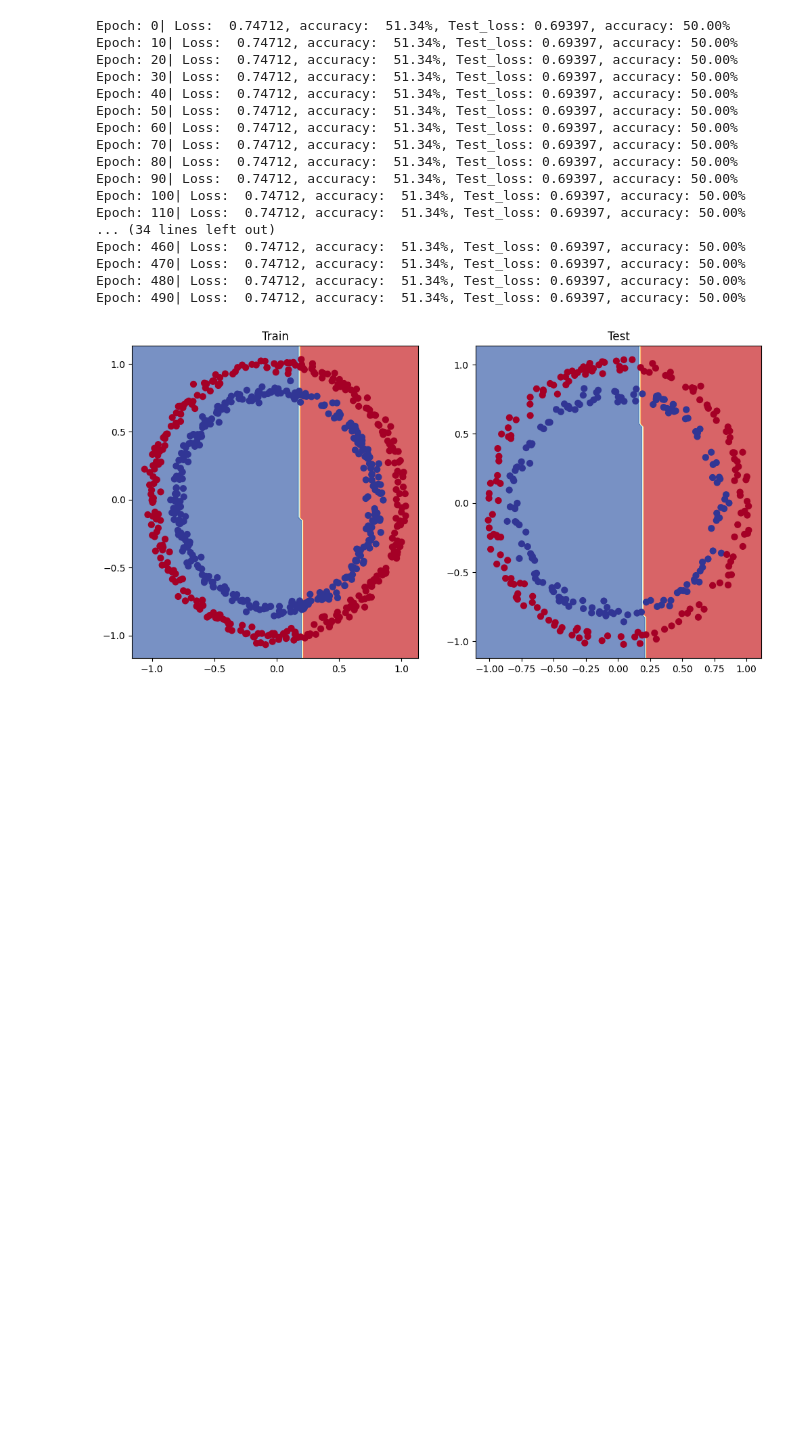
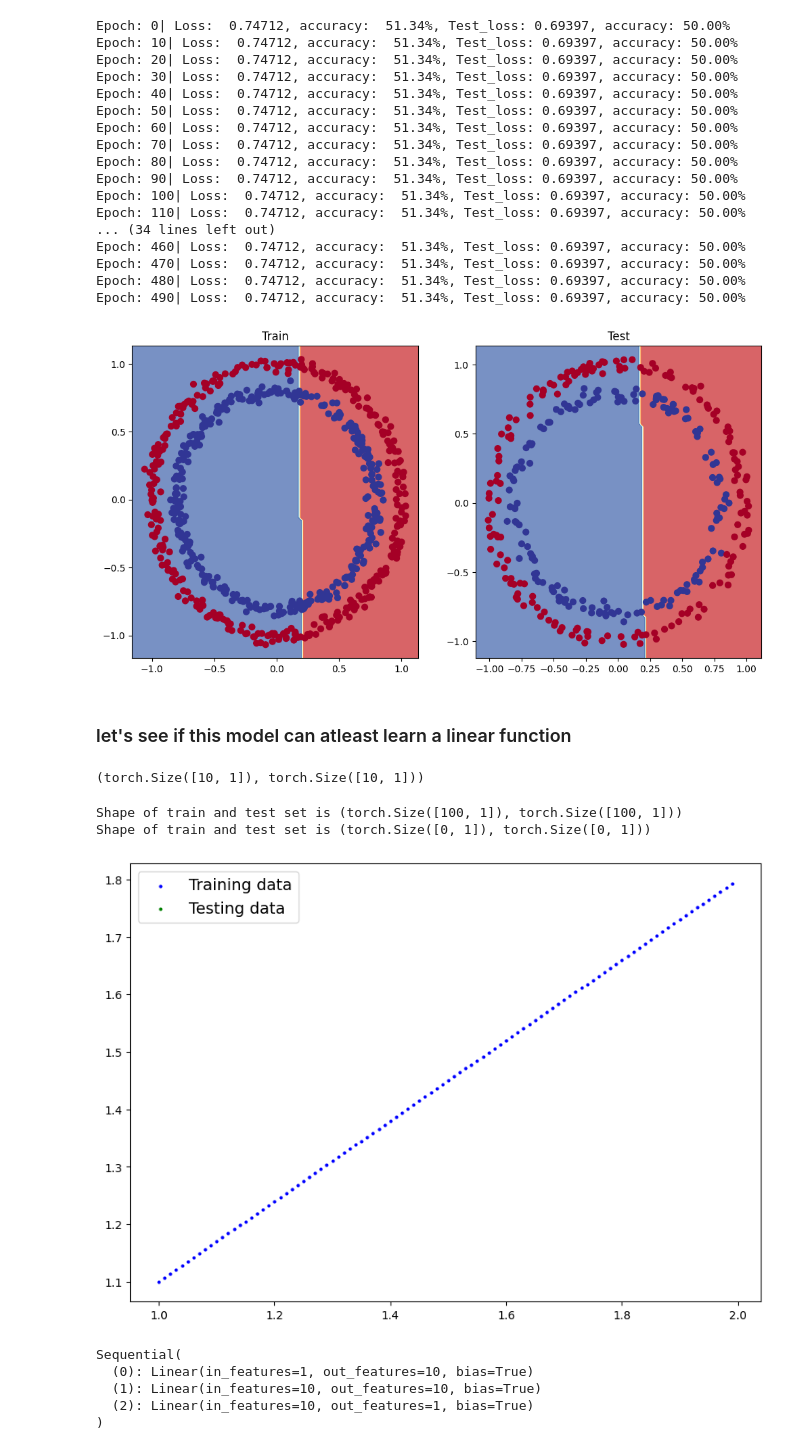
Before and after one commit to prathameshk30/PyTorch-Algo-Intro, a Jupyter notebook: PyTorch_practice.ipynb, the cells around one changed output. Cells and saved outputs as stored; diff of their text form; code cells hidden in the pictures; blank space fills up the shorter version.

```diff
--- a/PyTorch_practice.ipynb
+++ b/PyTorch_practice.ipynb
@@ -1323,3 +1323,50 @@ plt.title("Test")
 plot_decision_boundary(model_1, X_test, y_test)
 # %% [output]
 [figure]
+# %% [markdown]
+### let's see if this model can atleast learn a linear function
+# %%
+weight=0.7
+bias=0.4
+start=1
+end=2
+step=0.01
+
+X=torch.arange(start, end, step).unsqueeze(dim=1)
+y=weight*X+bias
+X[:10].shape,y[:10].shape
+# %% [output]
+(torch.Size([10, 1]), torch.Size([10, 1]))
+# %%
+train_split= round(0.8*len(X_train))
+X_train, y_train= X[:train_split], y[:train_split]
+X_test, y_test= X[train_split:], y[train_split:]
+
+print(f"Shape of train and test set is {X_train.shape, y_train.shape}")
+print(f"Shape of train and test set is {X_test.shape, y_test.shape}")
+# %% [output]
+Shape of train and test set is (torch.Size([100, 1]), torch.Size([100, 1]))
+Shape of train and test set is (torch.Size([0, 1]), torch.Size([0, 1]))
+# %%
+plot_predictions(train_data=X_train,
+                 train_labels=y_train,
+                 test_data=X_test,
+                 test_labels=y_test)
+# %% [output]
+[figure, added]
+# %%
+# Adjust model for input feature
+
+model_2=nn.Sequential(
+    nn.Linear(in_features=1, out_features=10, bias=True),
+    nn.Linear(in_features=10,out_features=10, bias=True),
+    nn.Linear(in_features=10, out_features=1, bias=True)
+).to(device)
+
+model_2
+# %% [output]
+Sequential(
+  (0): Linear(in_features=1, out_features=10, bias=True)
+  (1): Linear(in_features=10, out_features=10, bias=True)
+  (2): Linear(in_features=10, out_features=1, bias=True)
+)
```
Also changed, not shown: parts of 48 cells of this notebook.
